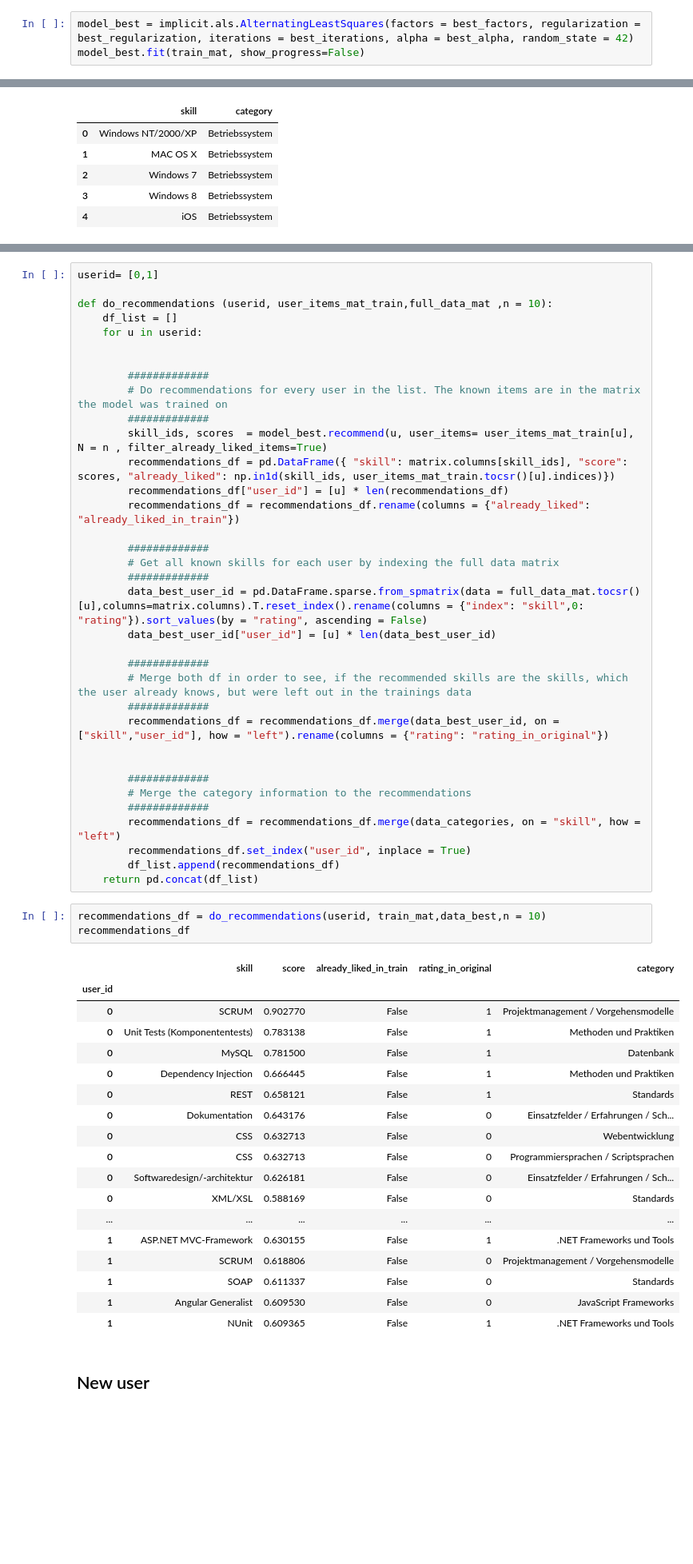
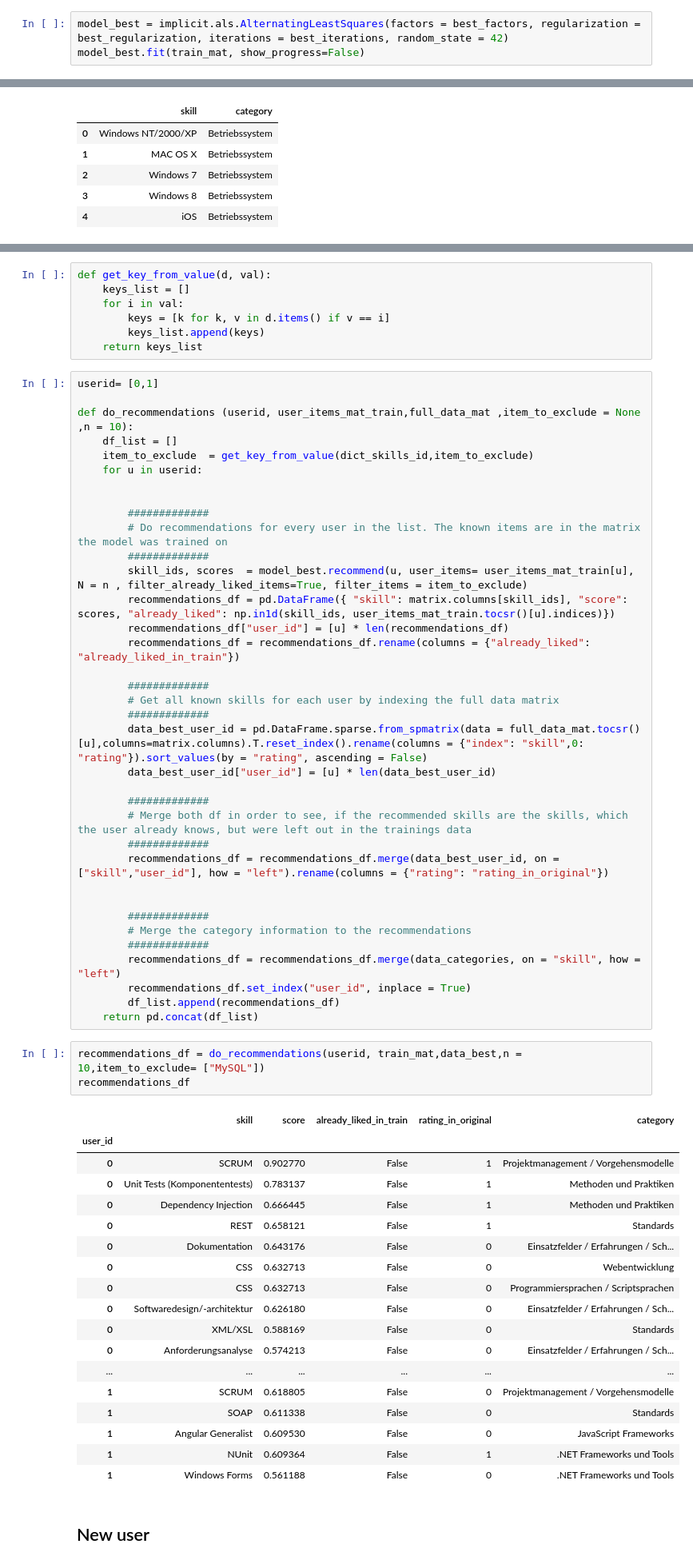
Before and after one commit to maximizer36/DS_AP, a Jupyter notebook: AP_binary_implicit_lib2.ipynb, the cells around one changed output, grey strips where cells are left out. Shown at 80% size. Cells and saved outputs as stored; diff of their text form; blank space fills up the shorter version.

Commit message:
items_to_exclude

```diff
--- a/AP_binary_implicit_lib2.ipynb
+++ b/AP_binary_implicit_lib2.ipynb
@@ -318,7 +318,7 @@ data_best = data_best.tocsr()
 # %%
 train_mat, test_mat = implicit.evaluation.train_test_split(data_best, train_percentage =  0.8, random_state = 42)
 # %%
-model_best = implicit.als.AlternatingLeastSquares(factors = best_factors, regularization = best_regularization, iterations = best_iterations, alpha = best_alpha, random_state = 42)
+model_best = implicit.als.AlternatingLeastSquares(factors = best_factors, regularization = best_regularization, iterations = best_iterations, random_state = 42)
 model_best.fit(train_mat, show_progress=False)
 # %% [markdown]
 # Performance
@@ -372,15 +377,23 @@ data_categories.head(5)
+# %%
+def get_key_from_value(d, val):
+    keys_list = []
+    for i in val:
+        keys = [k for k, v in d.items() if v == i]
+        keys_list.append(keys)
+    return keys_list
 # %%
 userid= [0,1]
 
-def do_recommendations (userid, user_items_mat_train,full_data_mat ,n = 10):
+def do_recommendations (userid, user_items_mat_train,full_data_mat ,item_to_exclude = None ,n = 10):
     df_list = []
+    item_to_exclude  = get_key_from_value(dict_skills_id,item_to_exclude)
     for u in userid:
 
 
         #############
         # Do recommendations for every user in the list. The known items are in the matrix the model was trained on
         #############
-        skill_ids, scores  = model_best.recommend(u, user_items= user_items_mat_train[u], N = n , filter_already_liked_items=True)
+        skill_ids, scores  = model_best.recommend(u, user_items= user_items_mat_train[u], N = n , filter_already_liked_items=True, filter_items = item_to_exclude)
         recommendations_df = pd.DataFrame({ "skill": matrix.columns[skill_ids], "score": scores, "already_liked": np.in1d(skill_ids, user_items_mat_train.tocsr()[u].indices)})
         recommendations_df["user_id"] = [u] * len(recommendations_df)
         recommendations_df = recommendations_df.rename(columns = {"already_liked": "already_liked_in_train"})
@@ -405,27 +418,27 @@ def do_recommendations (userid, user_items_mat_train,full_data_mat ,n = 10):
         df_list.append(recommendations_df)
     return pd.concat(df_list)
 # %%
-recommendations_df = do_recommendations(userid, train_mat,data_best,n = 10)
+recommendations_df = do_recommendations(userid, train_mat,data_best,n = 10,item_to_exclude= ["MySQL"])
 recommendations_df
 # %% [output]
 |  | skill | score | already_liked_in_train | rating_in_original | category |
 | user_id |  |  |  |  |  |
 | 0 | SCRUM | 0.902770 | False | 1 | Projektmanagement / Vorgehensmodelle |
-| 0 | Unit Tests (Komponententests) | 0.783138 | False | 1 | Methoden und Praktiken |
-| 0 | MySQL | 0.781500 | False | 1 | Datenbank |
+| 0 | Unit Tests (Komponententests) | 0.783137 | False | 1 | Methoden und Praktiken |
 | 0 | Dependency Injection | 0.666445 | False | 1 | Methoden und Praktiken |
 | 0 | REST | 0.658121 | False | 1 | Standards |
 | 0 | Dokumentation | 0.643176 | False | 0 | Einsatzfelder / Erfahrungen / Sch... |
 | 0 | CSS | 0.632713 | False | 0 | Webentwicklung |
 | 0 | CSS | 0.632713 | False | 0 | Programmiersprachen / Scriptsprachen |
-| 0 | Softwaredesign/-architektur | 0.626181 | False | 0 | Einsatzfelder / Erfahrungen / Sch... |
+| 0 | Softwaredesign/-architektur | 0.626180 | False | 0 | Einsatzfelder / Erfahrungen / Sch... |
 | 0 | XML/XSL | 0.588169 | False | 0 | Standards |
+| 0 | Anforderungsanalyse | 0.574213 | False | 0 | Einsatzfelder / Erfahrungen / Sch... |
 | ... | ... | ... | ... | ... | ... |
-| 1 | ASP.NET MVC-Framework | 0.630155 | False | 1 | .NET Frameworks und Tools |
-| 1 | SCRUM | 0.618806 | False | 0 | Projektmanagement / Vorgehensmodelle |
-| 1 | SOAP | 0.611337 | False | 0 | Standards |
+| 1 | SCRUM | 0.618805 | False | 0 | Projektmanagement / Vorgehensmodelle |
+| 1 | SOAP | 0.611338 | False | 0 | Standards |
 | 1 | Angular Generalist | 0.609530 | False | 0 | JavaScript Frameworks |
-| 1 | NUnit | 0.609365 | False | 1 | .NET Frameworks und Tools |
+| 1 | NUnit | 0.609364 | False | 1 | .NET Frameworks und Tools |
+| 1 | Windows Forms | 0.561188 | False | 0 | .NET Frameworks und Tools |
 # %% [markdown]
 ## New user
 # %%
```
Also changed, not shown: parts of 3 cells of this notebook, 1 other file.
